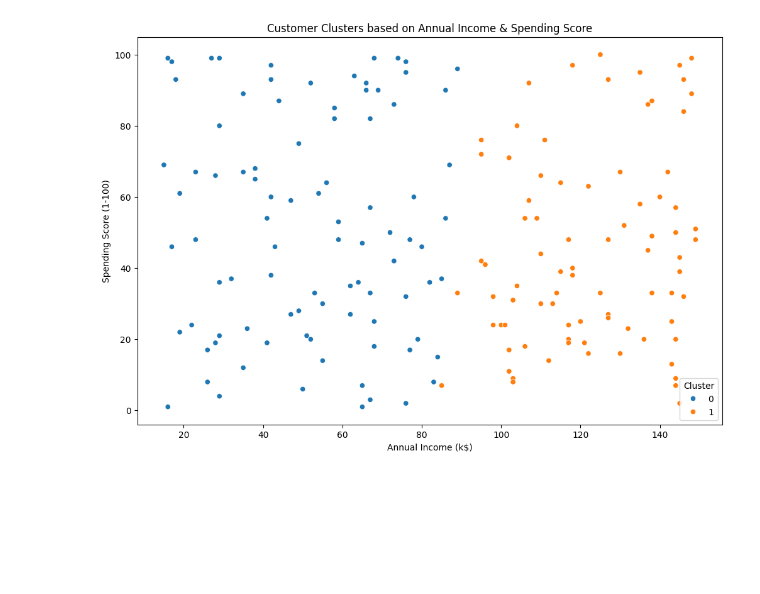
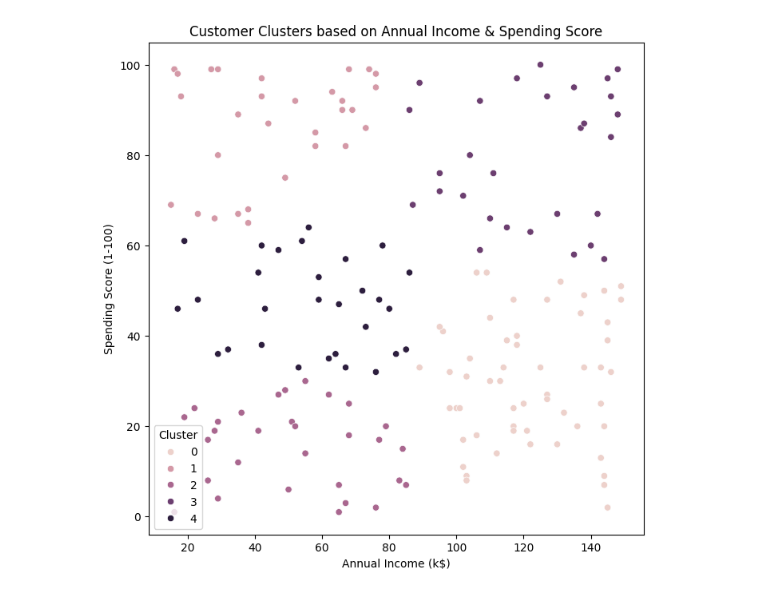
Before and after one commit to Kevinaluyange/Kevin-Naluyange, a Jupyter notebook: customer_data.ipynb, the cells around one changed output. Drawn from its saved outputs; the diff is of its cells as text; code cells hidden in the pictures; blank space fills up the shorter version.

```diff
--- a/customer_data.ipynb
+++ b/customer_data.ipynb
@@ -34,0 +32,7 @@ KMeans(n_clusters=2, random_state=0)
+# %%
+#Elbow method: helps to determine the optimal number of cluster
+wcss = [] # List to store the within-cluster sum of squares
+for i in range(1, 11):  #determins number of clusters from 1 to 10
+    kmeans = cluster.KMeans(n_clusters=i, random_state=42) #create KMeans object with i clusters
+    kmeans.fit(x_scaled) #fit the model to the scaled data
+    wcss.append(kmeans.inertia_) #append the inertia
@@ -34,0 +50,7 @@ KMeans(n_clusters=2, random_state=0)
+# %%
+#Based on Elbow method, lets assume the optimal number of clusters is 5
+optimal_clusters = 5
+
+#Apply KMeans clustering
+kmeans = cluster.KMeans(n_clusters=optimal_clusters, random_state=42)
+kmeans.fit(x_scaled)
@@ -34,0 +59,7 @@ KMeans(n_clusters=2, random_state=0)
+# %%
+#Apply K-Means with optimal number of clusters
+kmeans = cluster.KMeans(n_clusters=optimal_clusters, random_state=42)
+y_kmeans = kmeans.fit_predict(x_scaled)
+# %%
+#Add cluster labels to the original data
+df['Cluster'] = y_kmeans  #creates new column cluster in the original dataset
@@ -53,11 +101,11 @@ print(df)
 [174 rows x 4 columns]
 # %%
 #Visualize the cluster
-plt.figure(figsize=(12,8))
+plt.figure(figsize=(8,8))
 sns.scatterplot(data=df, x= 'Annual Income (k$)', y= 'Spending Score (1-100)', hue='Cluster')
 plt.title('Customer Clusters based on Annual Income & Spending Score')
 plt.xlabel('Annual Income (k$)')
 plt.ylabel('Spending Score (1-100)')
 plt.show()
 # %% [output]
-[figure, old version]
+[figure, new version]
```
Also changed, not shown: parts of 9 cells of this notebook.
